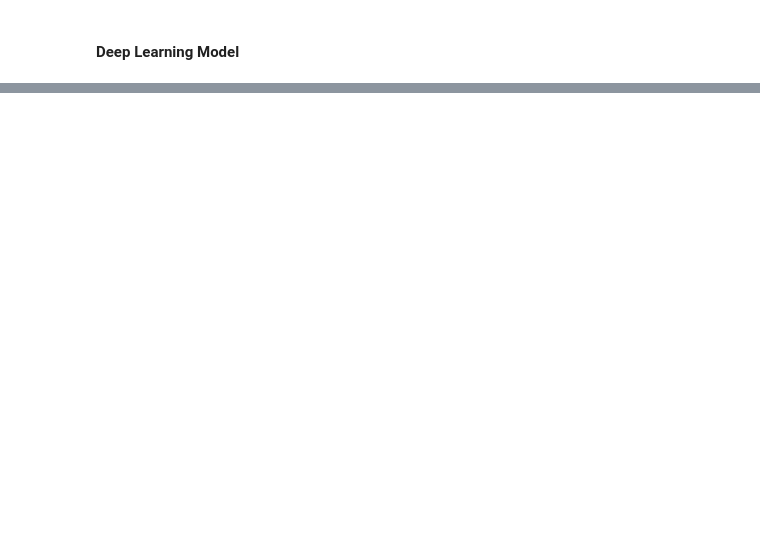
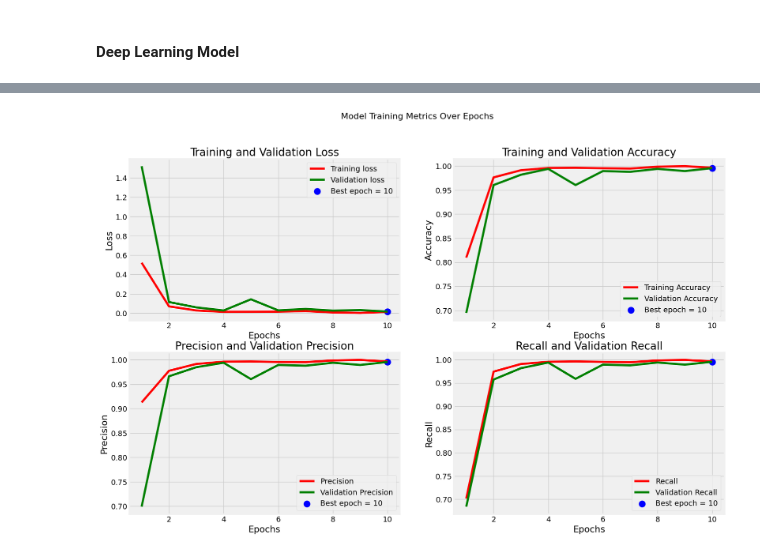
Before and after one commit to U1186204/GradCAM-in-Brain-Tumor-Classification, a Jupyter notebook: main.ipynb, the cells around one changed output, grey strips where cells are left out. Saved outputs shown, nothing was run; the diff lists cells and outputs as text; code cells hidden in the pictures; blank space fills up the shorter version.

```diff
--- a/main.ipynb
+++ b/main.ipynb
@@ -196,0 +244,5 @@ base_model = tf.keras.applications.Xception(include_top=False, weights='imagenet
+# %%
+hist = model.fit(tr_gen,
+                 epochs=10,
+                 validation_data= valid_gen,
+                 shuffle=False)
@@ -196,0 +272,74 @@ base_model = tf.keras.applications.Xception(include_top=False, weights='imagenet
+# %%
+tr_acc = hist.history['accuracy']
+tr_loss = hist.history['loss']
+tr_per = hist.history['precision']
+tr_recall = hist.history['recall']
+val_acc = hist.history['val_accuracy']
+val_loss = hist.history['val_loss']
+val_per = hist.history['val_precision']
+val_recall = hist.history['val_recall']
+
+index_loss = np.argmin(val_loss)
+val_lowest = val_loss[index_loss]
+index_acc = np.argmax(val_acc)
+acc_highest = val_acc[index_acc]
+index_precision = np.argmax(val_per)
+per_highest = val_per[index_precision]
+index_recall = np.argmax(val_recall)
+recall_highest = val_recall[index_recall]
+
+Epochs = [i + 1 for i in range(len(tr_acc))]
+loss_label = f'Best epoch = {str(index_loss + 1)}'
+acc_label = f'Best epoch = {str(index_acc + 1)}'
+per_label = f'Best epoch = {str(index_precision + 1)}'
+recall_label = f'Best epoch = {str(index_recall + 1)}'
+
+
+plt.figure(figsize=(20, 12))
+plt.style.use('fivethirtyeight')
+
+
+plt.subplot(2, 2, 1)
+plt.plot(Epochs, tr_loss, 'r', label='Training loss')
+plt.plot(Epochs, val_loss, 'g', label='Validation loss')
+plt.scatter(index_loss + 1, val_lowest, s=150, c='blue', label=loss_label)
+plt.title('Training and Validation Loss')
+plt.xlabel('Epochs')
+plt.ylabel('Loss')
+plt.legend()
+plt.grid(True)
+
+plt.subplot(2, 2, 2)
+plt.plot(Epochs, tr_acc, 'r', label='Training Accuracy')
+plt.plot(Epochs, val_acc, 'g', label='Validation Accuracy')
+plt.scatter(index_acc + 1, acc_highest, s=150, c='blue', label=acc_label)
+plt.title('Training and Validation Accuracy')
+plt.xlabel('Epochs')
+plt.ylabel('Accuracy')
+plt.legend()
+plt.grid(True)
+
+plt.subplot(2, 2, 3)
+plt.plot(Epochs, tr_per, 'r', label='Precision')
+plt.plot(Epochs, val_per, 'g', label='Validation Precision')
+plt.scatter(index_precision + 1, per_highest, s=150, c='blue', label=per_label)
+plt.title('Precision and Validation Precision')
+plt.xlabel('Epochs')
+plt.ylabel('Precision')
+plt.legend()
+plt.grid(True)
+
+plt.subplot(2, 2, 4)
+plt.plot(Epochs, tr_recall, 'r', label='Recall')
+plt.plot(Epochs, val_recall, 'g', label='Validation Recall')
+plt.scatter(index_recall + 1, recall_highest, s=150, c='blue', label=recall_label)
+plt.title('Recall and Validation Recall')
+plt.xlabel('Epochs')
+plt.ylabel('Recall')
+plt.legend()
+plt.grid(True)
+
+plt.suptitle('Model Training Metrics Over Epochs', fontsize=16)
+plt.show()
+# %% [output]
+[figure, added]
```
Also changed, not shown: parts of 18 cells of this notebook.
